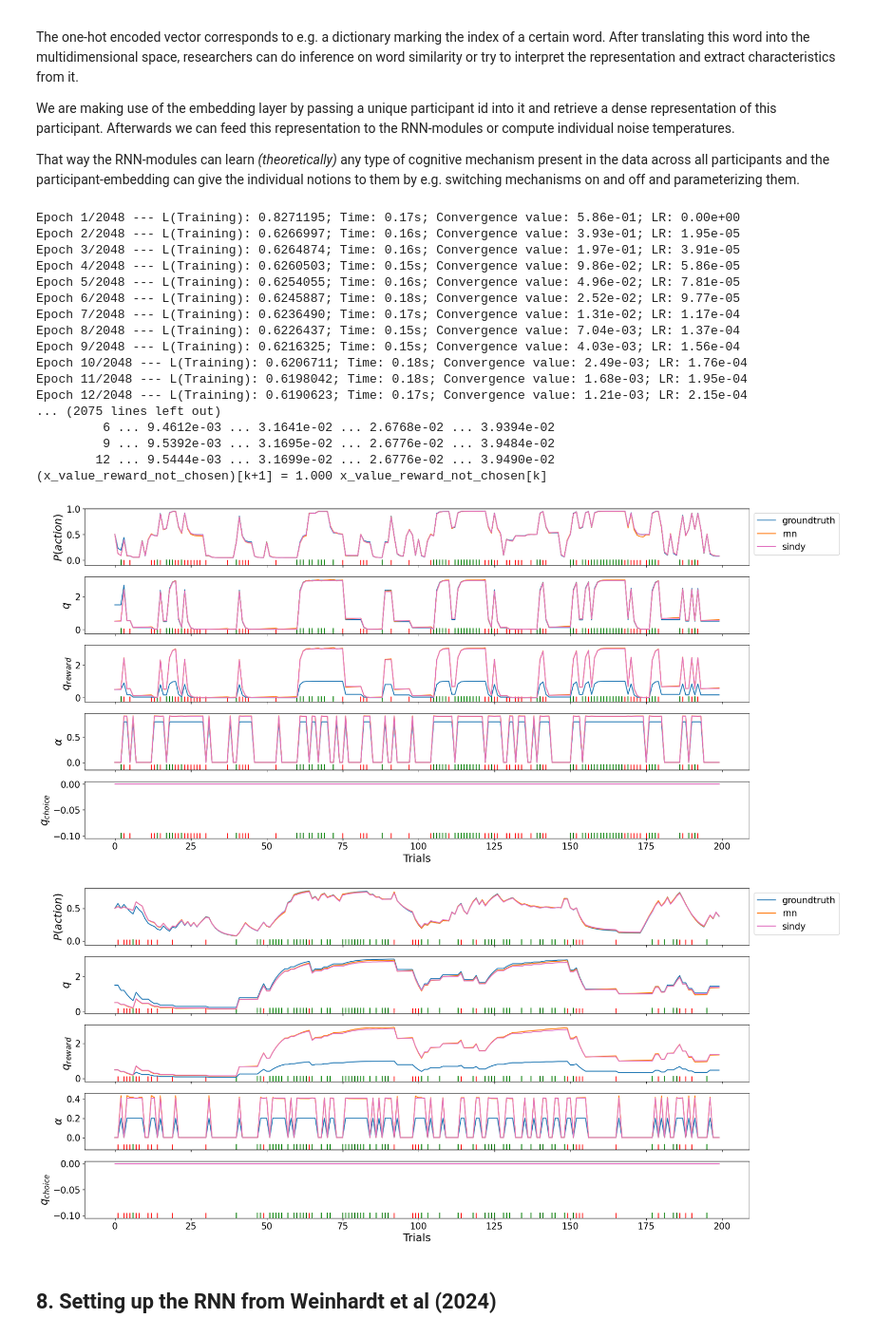
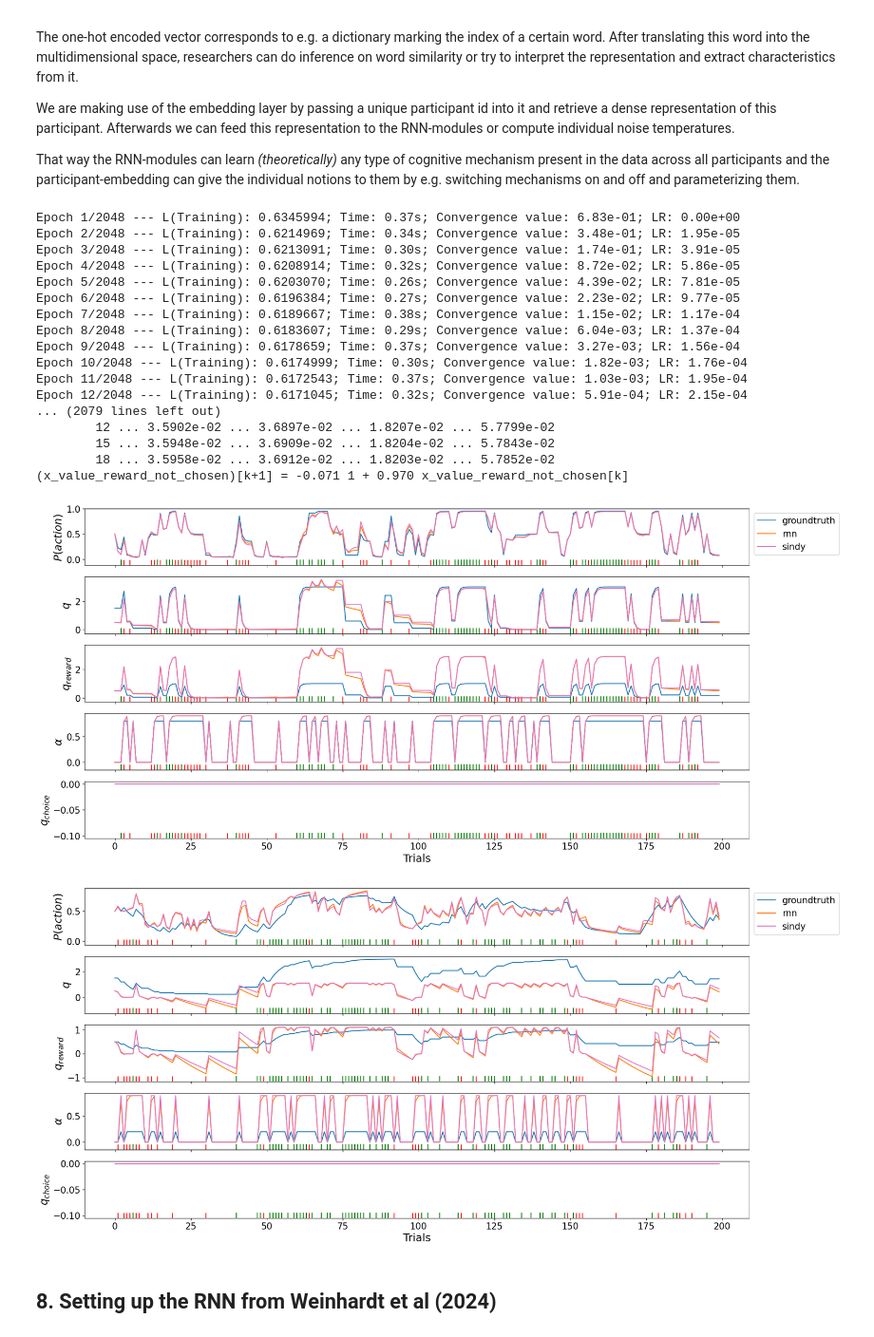
Before and after one commit to AlexanderDitz/Master_Learning_DecisionMaking, a Jupyter notebook: tutorials/tutorial_cdcd.ipynb, the cells around one changed output. Shown at 95% size. Saved outputs shown, nothing was run; the diff lists cells and outputs as text; code cells hidden in the pictures.

```diff
--- a/tutorials/tutorial_cdcd.ipynb
+++ b/tutorials/tutorial_cdcd.ipynb
@@ -672,6 +672,7 @@ class RLRNN(BaseRNN):
                 key_state='x_value_reward',
                 action=action,
                 inputs=(reward, learning_rate_reward),
+                scaling=True,
                 )
 
             # Update of the not-chosen reward-based value
@@ -683,7 +684,7 @@ class RLRNN(BaseRNN):
                 )
 
             self.state['x_learning_rate_reward'] = learning_rate_reward
-            self.state['x_value_reward'] = (next_value_reward_chosen * self.betas['x_value_reward'] + next_value_reward_not_chosen)
+            self.state['x_value_reward'] = next_value_reward_chosen + next_value_reward_not_chosen
 
             # Now keep track of this value in the output array
             logits[timestep] = self.state['x_value_reward']
@@ -1058,7 +1059,7 @@ class RLRNN(BaseRNN):
 
         # Here we compute now the participant embeddings for each entry in the batch
         participant_embedding = self.participant_embedding(participant_id[0, :, 0].int())
-        beta_value_reward = self.betas['x_value_reward'](participant_embedding)
+        # beta_value_reward = self.betas['x_value_reward'](participant_embedding)
 
         for timestep, action, reward in zip(timesteps, actions, rewards):
 
@@ -1081,6 +1082,7 @@ class RLRNN(BaseRNN):
                 inputs=(reward, learning_rate_reward),
                 participant_embedding=participant_embedding,
                 participant_index=participant_id,
+                scaling=True,
                 )
 
             # Update of the not-chosen reward-based value
@@ -1093,7 +1095,7 @@ class RLRNN(BaseRNN):
                 participant_index=participant_id,
                 )
 
-            self.state['x_value_reward'] = next_value_reward_chosen * beta_value_reward + next_value_reward_not_chosen
+            self.state['x_value_reward'] = next_value_reward_chosen + next_value_reward_not_chosen
             self.state['x_learning_rate_reward'] = learning_rate_reward
 
             # Now keep track of this value in the output array
@@ -1144,35 +1146,35 @@ agent_sindy = fit_model_sindy(
     verbose=True,
 )
 # %% [output]
-Epoch 1/2048 --- L(Training): 0.8271195; Time: 0.17s; Convergence value: 5.86e-01; LR: 0.00e+00
-Epoch 2/2048 --- L(Training): 0.6266997; Time: 0.16s; Convergence value: 3.93e-01; LR: 1.95e-05
-Epoch 3/2048 --- L(Training): 0.6264874; Time: 0.16s; Convergence value: 1.97e-01; LR: 3.91e-05
-Epoch 4/2048 --- L(Training): 0.6260503; Time: 0.15s; Convergence value: 9.86e-02; LR: 5.86e-05
-Epoch 5/2048 --- L(Training): 0.6254055; Time: 0.16s; Convergence value: 4.96e-02; LR: 7.81e-05
-Epoch 6/2048 --- L(Training): 0.6245887; Time: 0.18s; Convergence value: 2.52e-02; LR: 9.77e-05
-Epoch 7/2048 --- L(Training): 0.6236490; Time: 0.17s; Convergence value: 1.31e-02; LR: 1.17e-04
-Epoch 8/2048 --- L(Training): 0.6226437; Time: 0.15s; Convergence value: 7.04e-03; LR: 1.37e-04
-Epoch 9/2048 --- L(Training): 0.6216325; Time: 0.15s; Convergence value: 4.03e-03; LR: 1.56e-04
-Epoch 10/2048 --- L(Training): 0.6206711; Time: 0.18s; Convergence value: 2.49e-03; LR: 1.76e-04
-Epoch 11/2048 --- L(Training): 0.6198042; Time: 0.18s; Convergence value: 1.68e-03; LR: 1.95e-04
-Epoch 12/2048 --- L(Training): 0.6190623; Time: 0.17s; Convergence value: 1.21e-03; LR: 2.15e-04
-... (2075 lines left out)
-         6 ... 9.4612e-03 ... 3.1641e-02 ... 2.6768e-02 ... 3.9394e-02
-         9 ... 9.5392e-03 ... 3.1695e-02 ... 2.6776e-02 ... 3.9484e-02
-        12 ... 9.5444e-03 ... 3.1699e-02 ... 2.6776e-02 ... 3.9490e-02
-(x_value_reward_not_chosen)[k+1] = 1.000 x_value_reward_not_chosen[k]
+Epoch 1/2048 --- L(Training): 0.6345994; Time: 0.37s; Convergence value: 6.83e-01; LR: 0.00e+00
+Epoch 2/2048 --- L(Training): 0.6214969; Time: 0.34s; Convergence value: 3.48e-01; LR: 1.95e-05
+Epoch 3/2048 --- L(Training): 0.6213091; Time: 0.30s; Convergence value: 1.74e-01; LR: 3.91e-05
+Epoch 4/2048 --- L(Training): 0.6208914; Time: 0.32s; Convergence value: 8.72e-02; LR: 5.86e-05
+Epoch 5/2048 --- L(Training): 0.6203070; Time: 0.26s; Convergence value: 4.39e-02; LR: 7.81e-05
+Epoch 6/2048 --- L(Training): 0.6196384; Time: 0.27s; Convergence value: 2.23e-02; LR: 9.77e-05
+Epoch 7/2048 --- L(Training): 0.6189667; Time: 0.38s; Convergence value: 1.15e-02; LR: 1.17e-04
+Epoch 8/2048 --- L(Training): 0.6183607; Time: 0.29s; Convergence value: 6.04e-03; LR: 1.37e-04
+Epoch 9/2048 --- L(Training): 0.6178659; Time: 0.37s; Convergence value: 3.27e-03; LR: 1.56e-04
+Epoch 10/2048 --- L(Training): 0.6174999; Time: 0.30s; Convergence value: 1.82e-03; LR: 1.76e-04
+Epoch 11/2048 --- L(Training): 0.6172543; Time: 0.37s; Convergence value: 1.03e-03; LR: 1.95e-04
+Epoch 12/2048 --- L(Training): 0.6171045; Time: 0.32s; Convergence value: 5.91e-04; LR: 2.15e-04
+... (2079 lines left out)
+        12 ... 3.5902e-02 ... 3.6897e-02 ... 1.8207e-02 ... 5.7799e-02
+        15 ... 3.5948e-02 ... 3.6909e-02 ... 1.8204e-02 ... 5.7843e-02
+        18 ... 3.5958e-02 ... 3.6912e-02 ... 1.8203e-02 ... 5.7852e-02
+(x_value_reward_not_chosen)[k+1] = -0.071 1 + 0.970 x_value_reward_not_chosen[k]
 # %%
 # Let's see how well the dynamics were fitted
 agents = {'groundtruth': agent_1, 'rnn': agent_rnn, 'sindy': agent_sindy}
 fig, axs = plot_session(agents, dataset_1.xs[0])
 # %% [output]
-[figure, old version]
+[figure, new version]
 # %%
 # Let's see how well the dynamics were fitted
-agents = {'groundtruth': agent_2, 'rnn': agent_rnn, 'sindy': agent_sindy}
+agents = {'groundtruth': agent_1, 'rnn': agent_rnn, 'sindy': agent_sindy}
 fig, axs = plot_session(agents, dataset_2.xs[0])
 # %% [output]
-[figure, old version]
+[figure, new version]
 # %% [markdown]
 ## 8. Setting up the RNN from Weinhardt et al (2024)
 # %% [markdown]
```
Also changed, not shown: parts of 7 cells of this notebook, 3 other files.
